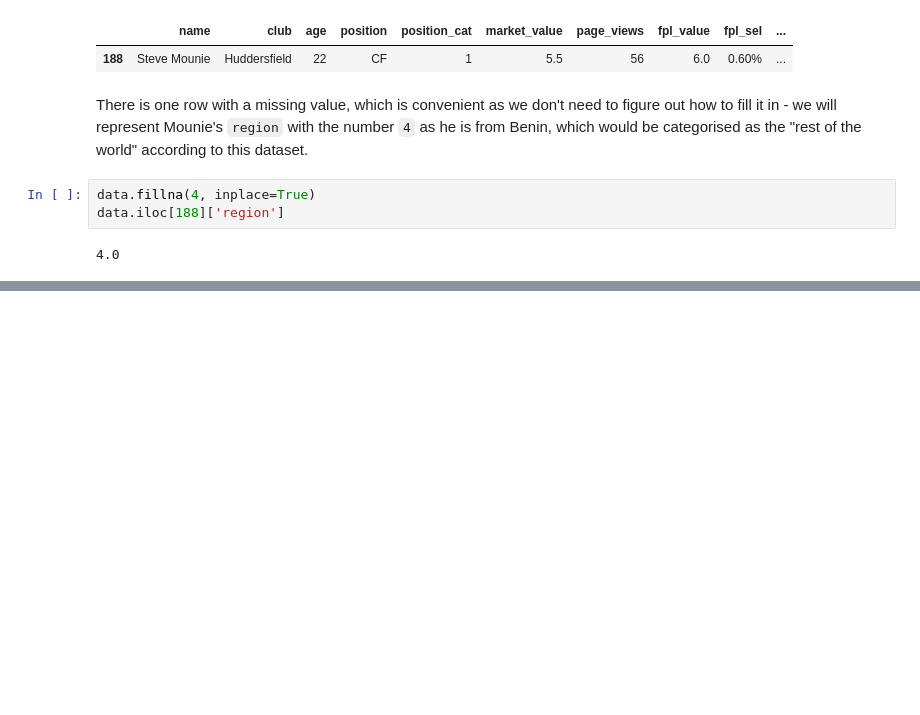
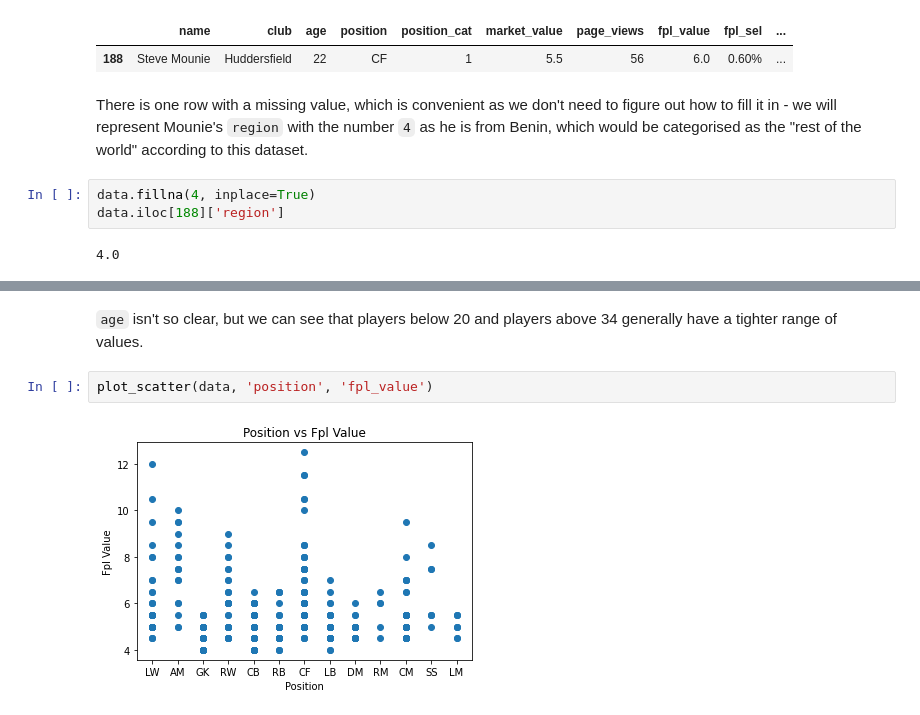
Before and after one commit to AmritShetra/football_stats, a Jupyter notebook: Notebook.ipynb, the cells around one changed output, grey strips where cells are left out. Drawn from its saved outputs; the diff is of its cells as text; blank space fills up the shorter version.

```diff
--- a/Notebook.ipynb
+++ b/Notebook.ipynb
@@ -78,0 +81,6 @@ plot_scatter(data, 'age')
+# %% [markdown]
+`age` isn't so clear, but we can see that players below 20 and players above 34 generally have a tighter range of values.
+# %%
+plot_scatter(data, 'position', 'fpl_value')
+# %% [output]
+[figure, added]
```
Also changed, not shown: parts of 10 cells of this notebook, 2 other files.
